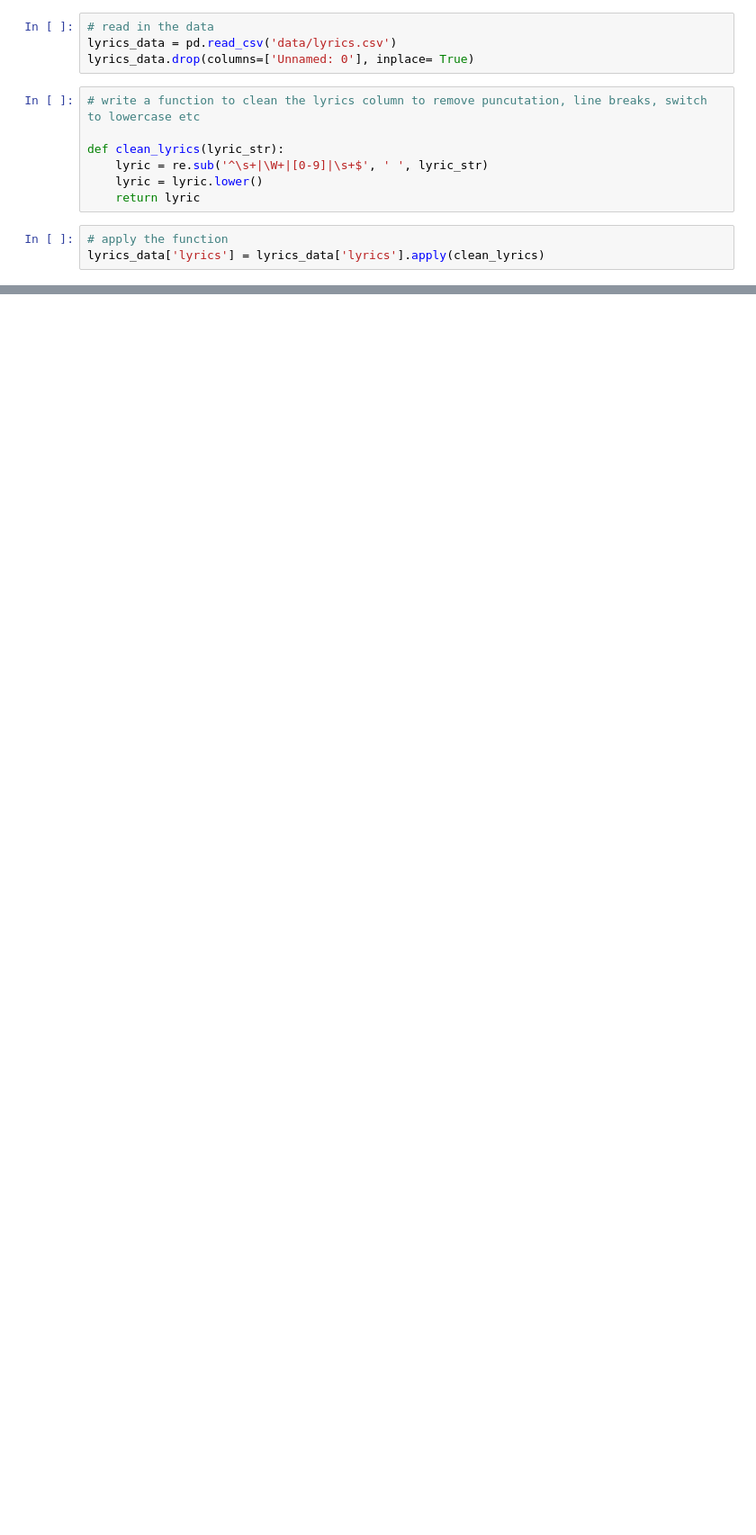
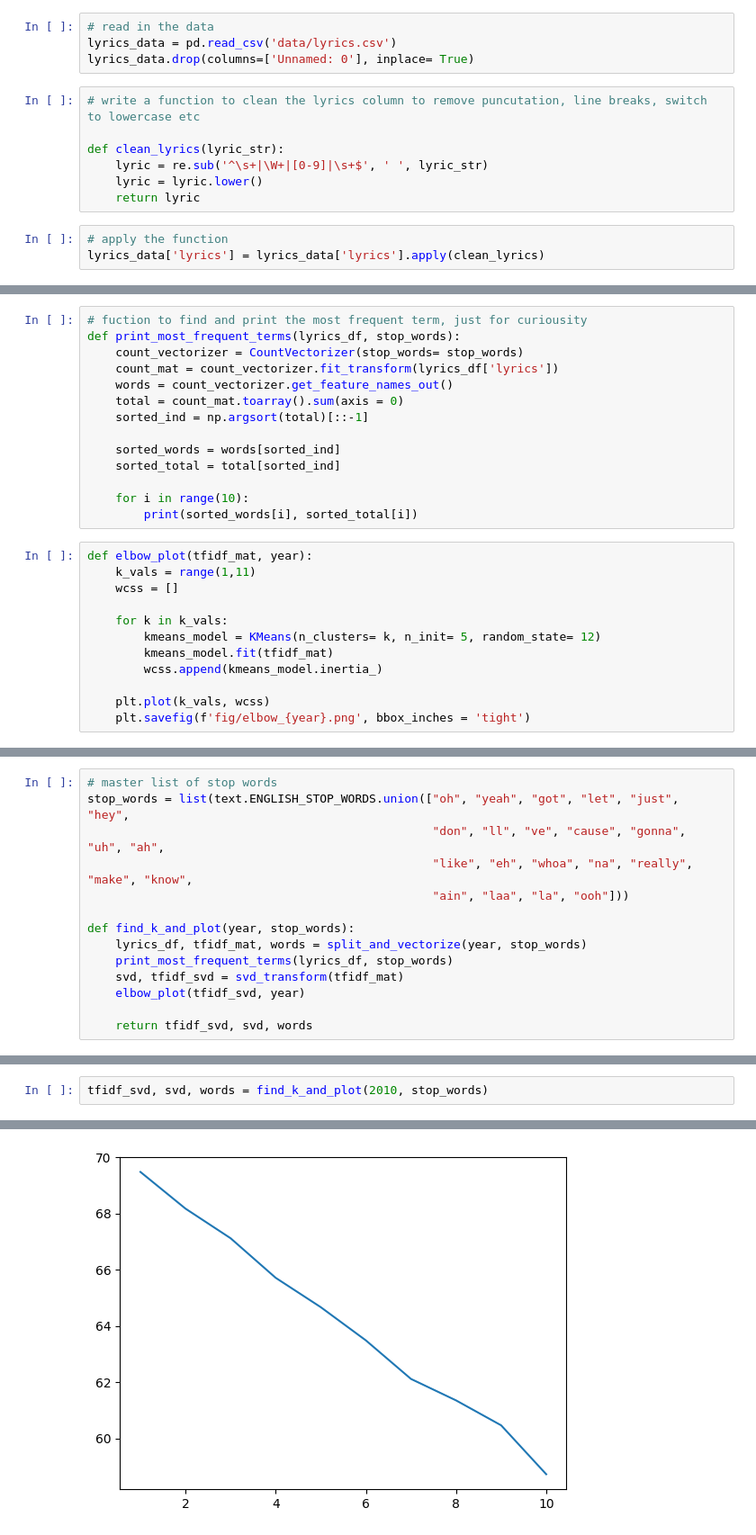
Before and after one commit to cjyu98/2010s_songs_trend_analysis, a Jupyter notebook: lyric_analysis.ipynb, the cells around one changed output, grey strips where cells are left out. Shown at 90% size. Cells and saved outputs as stored; diff of their text form; blank space fills up the shorter version.

Commit message:
finished off lyric analysis
- also added savefig for audio

```diff
--- a/lyric_analysis.ipynb
+++ b/lyric_analysis.ipynb
@@ -37,0 +49,26 @@ lyrics_data
+# %%
+# fuction to find and print the most frequent term, just for curiousity
+def print_most_frequent_terms(lyrics_df, stop_words):
+    count_vectorizer = CountVectorizer(stop_words= stop_words)
+    count_mat = count_vectorizer.fit_transform(lyrics_df['lyrics'])
+    words = count_vectorizer.get_feature_names_out()
+    total = count_mat.toarray().sum(axis = 0)
+    sorted_ind = np.argsort(total)[::-1]
+
+    sorted_words = words[sorted_ind]
+    sorted_total = total[sorted_ind]
+
+    for i in range(10):
+        print(sorted_words[i], sorted_total[i])
+# %%
+def elbow_plot(tfidf_mat, year):
+    k_vals = range(1,11)
+    wcss = []
+
+    for k in k_vals:
+        kmeans_model = KMeans(n_clusters= k, n_init= 5, random_state= 12)
+        kmeans_model.fit(tfidf_mat)
+        wcss.append(kmeans_model.inertia_)
+
+    plt.plot(k_vals, wcss)
+    plt.savefig(f'fig/elbow_{year}.png', bbox_inches = 'tight')
@@ -37,0 +88,14 @@ lyrics_data
+# %%
+# master list of stop words
+stop_words = list(text.ENGLISH_STOP_WORDS.union(["oh", "yeah", "got", "let", "just", "hey",
+                                                 "don", "ll", "ve", "cause", "gonna", "uh", "ah",
+                                                 "like", "eh", "whoa", "na", "really", "make", "know",
+                                                 "ain", "laa", "la", "ooh"]))
+
+def find_k_and_plot(year, stop_words):
+    lyrics_df, tfidf_mat, words = split_and_vectorize(year, stop_words)
+    print_most_frequent_terms(lyrics_df, stop_words)
+    svd, tfidf_svd = svd_transform(tfidf_mat)
+    elbow_plot(tfidf_svd, year)
+
+    return tfidf_svd, svd, words
@@ -37,0 +104,3 @@ lyrics_data
+# %%
+tfidf_svd, svd, words = find_k_and_plot(2010, stop_words)
+# %% [output]
@@ -37,0 +117 @@ lyrics_data
+[figure, added]
```
Also changed, not shown: parts of 47 cells of this notebook, 1 other file.
